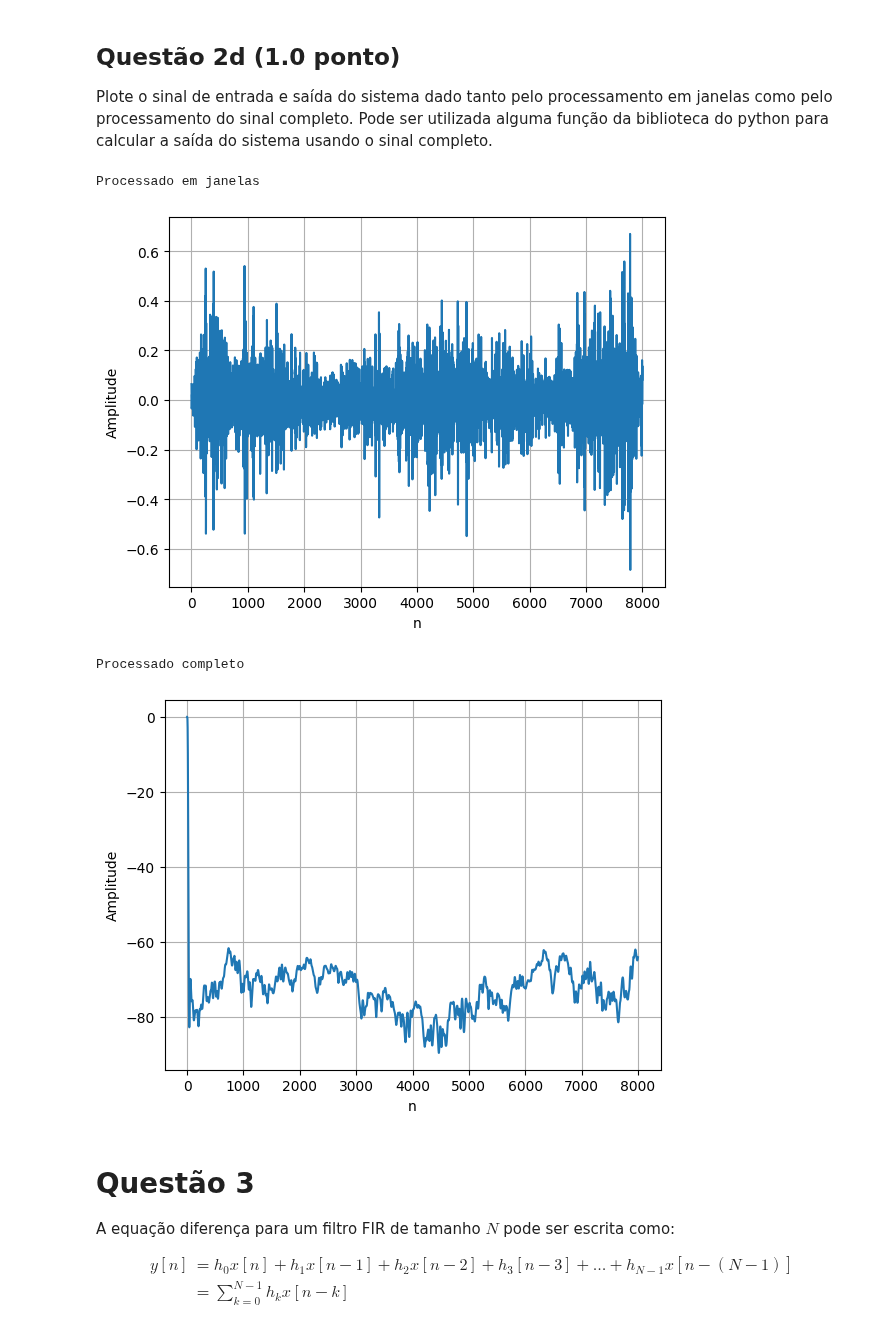
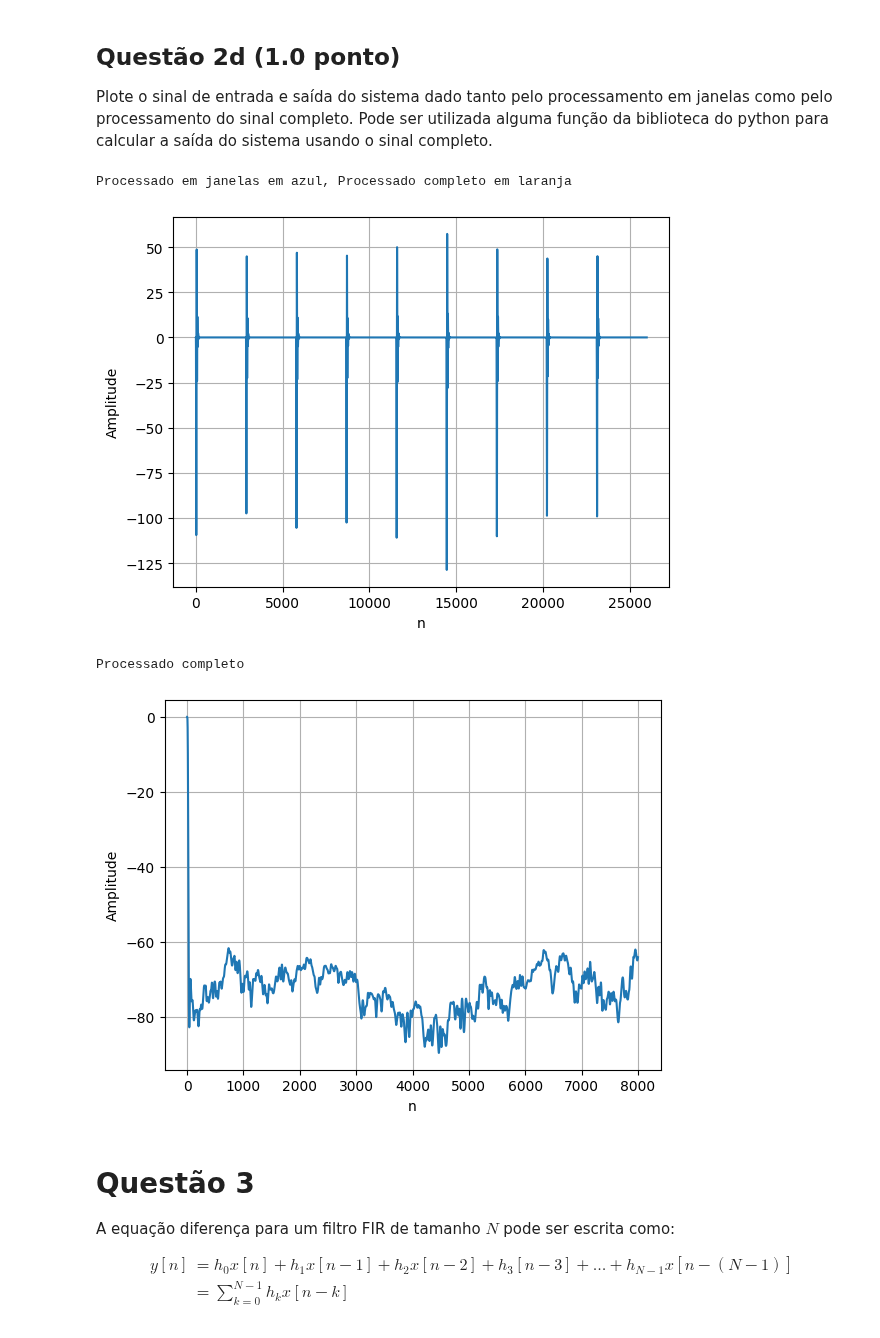
Before and after one commit to CristianoCTS/SSTD, a Jupyter notebook: Projeto-4/211028050-projeto4.ipynb, the cells around one changed output. Cells and saved outputs as stored; diff of their text form; code cells hidden in the pictures.

```diff
--- a/Projeto-4/211028050-projeto4.ipynb
+++ b/Projeto-4/211028050-projeto4.ipynb
@@ -238,14 +239,31 @@ def janela(sinal, filtro, Famostragem, posicao_janela):
 ## Questão 2c (1.0  ponto)
 
 Escreva uma função para combinar a saída do processamento de cada janela na saída do sistema, utilizando **um** dos métodos vistos (*overlap and add* ou *overlap and save*). Indique claramente o método escolhido.
-# %%
-def overlap_add(sinal, filtro, Famostragem, overlap):
-    saida = np.zeros(len(sinal))
-    for i in np.arange(0, len(sinal), (Famostragem*(1-overlap))):
-        i = int(i)
-        janela_filtrada = janela(sinal[i:i+Famostragem], filtro, Famostragem, 0)
-        saida[i:i+Famostragem] += np.real(janela_filtrada)
-    return saida
+# %%
+def overlap_add(arrays, arrayf):
+    resultado = []
+    sinal = arrays.tolist()
+    filtro = arrayf.tolist()
+    N = 889
+    K = len(filtro)
+    zerosN = [0]*(K-1)
+    zerosK = [0]*(N-1)
+    for i in np.arange(0, 8001, N):
+        fatia = sinal[i: i + N] + zerosN
+        h = filtro + zerosK
+        y = []
+        for j in range(N+K-1):
+            elemento = 0
+            for k in range(N+K-1):
+                if j - k >= 0:
+                    elemento += h[j] * fatia[j - k]
+            y.append(elemento)
+        if len(resultado) < 100:
+            resultado += y
+        else:
+            resultado[-2:] = [resultado[-2] + y[0], resultado[-1] + y[1]]
+            resultado += y[2:]
+    return resultado
 # %% [markdown]
 ## Questão 2d (1.0  ponto)
 
@@ -253,24 +271,26 @@ Plote o sinal de entrada e saída do sistema dado tanto pelo processamento em ja
 # %%
 sinal = np.loadtxt("potencia.txt")
 
-saida_janelas = overlap_add(sinal, resposta_impulso, Famostragem, 0.65)
+saida_janelas = overlap_add(sinal, resposta_impulso)
 
-print("Processado em janelas")
+print("Processado em janelas em azul, Processado completo em laranja")
 plt.plot(saida_janelas)
 plt.xlabel("n")
 plt.ylabel("Amplitude")
 plt.grid()
 plt.show()
+
+transformada = fft(sinal)
 
 print("Processado completo")
 plt.plot(signal.lfilter(numerador, denominador, sinal))
 plt.xlabel("n")
 plt.ylabel("Amplitude")
 plt.grid()
 plt.show()
 # %% [output]
-Processado em janelas
+Processado em janelas em azul, Processado completo em laranja
-[figure, old version]
+[figure, new version]
 Processado completo
 [figure]
 # %% [markdown]
```
Also changed, not shown: parts of 1 cell of this notebook.
